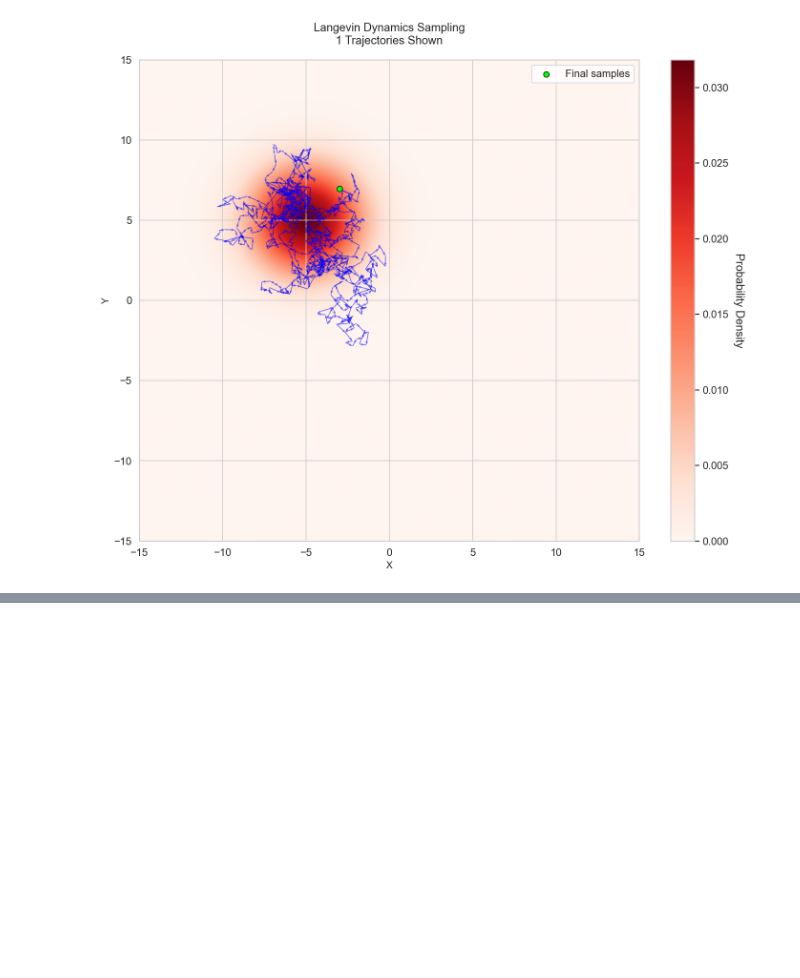
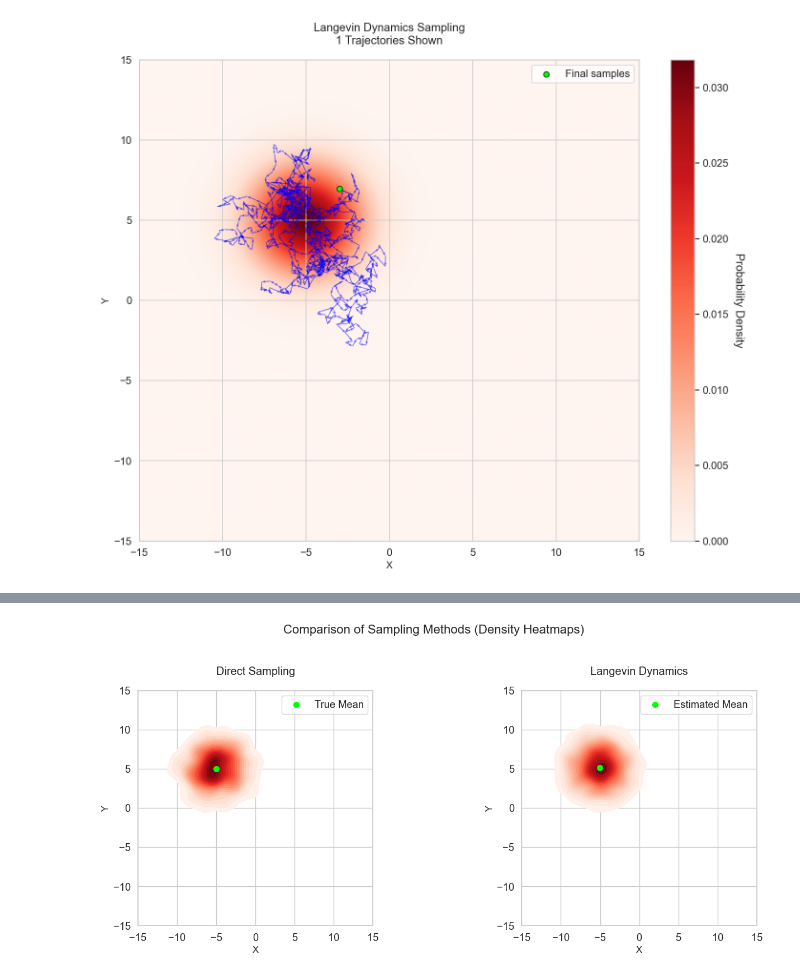
Before and after one commit to Mehrnaz4Hosseini/DataScience, a Jupyter notebook: CA1/task1_sampling.ipynb, the cells around one changed output, grey strips where cells are left out. Saved outputs shown, nothing was run; the diff lists cells and outputs as text; code cells hidden in the pictures; blank space fills up the shorter version.

```diff
--- a/CA1/task1_sampling.ipynb
+++ b/CA1/task1_sampling.ipynb
@@ -358,0 +614,33 @@ plt.show()
+# %%
+plt.figure(figsize=(14, 6))
+
+plt.subplot(1, 2, 1)
+sns.kdeplot(x=direct_samples[:, 0], y=direct_samples[:, 1],
+            cmap="Reds", fill=True, thresh=0.05, levels=20)
+plt.scatter(mean[0], mean[1], c='lime', s=50, label='True Mean')
+plt.title('Direct Sampling', pad=20)
+plt.xlabel('X', fontsize=12)
+plt.ylabel('Y', fontsize=12)
+plt.xlim(-15, 15)
+plt.ylim(-15, 15)
+plt.gca().set_aspect('equal')
+plt.legend()
+
+plt.subplot(1, 2, 2)
+sns.kdeplot(x=samples[:, 0], y=samples[:, 1],
+            cmap="Reds", fill=True, thresh=0.05, levels=20)
+plt.scatter(np.mean(samples[:, 0]), np.mean(samples[:, 1]),
+            c='lime', s=50, label='Estimated Mean')
+plt.title('Langevin Dynamics', pad=20)
+plt.xlabel('X', fontsize=12)
+plt.ylabel('Y', fontsize=12)
+plt.xlim(-15, 15)
+plt.ylim(-15, 15)
+plt.gca().set_aspect('equal')
+plt.legend()
+
+plt.suptitle('Comparison of Sampling Methods (Density Heatmaps)', y=1.02, fontsize=16)
+plt.tight_layout()
+plt.show()
+# %% [output]
+[figure, added]
```
Also changed, not shown: parts of 30 cells of this notebook.
